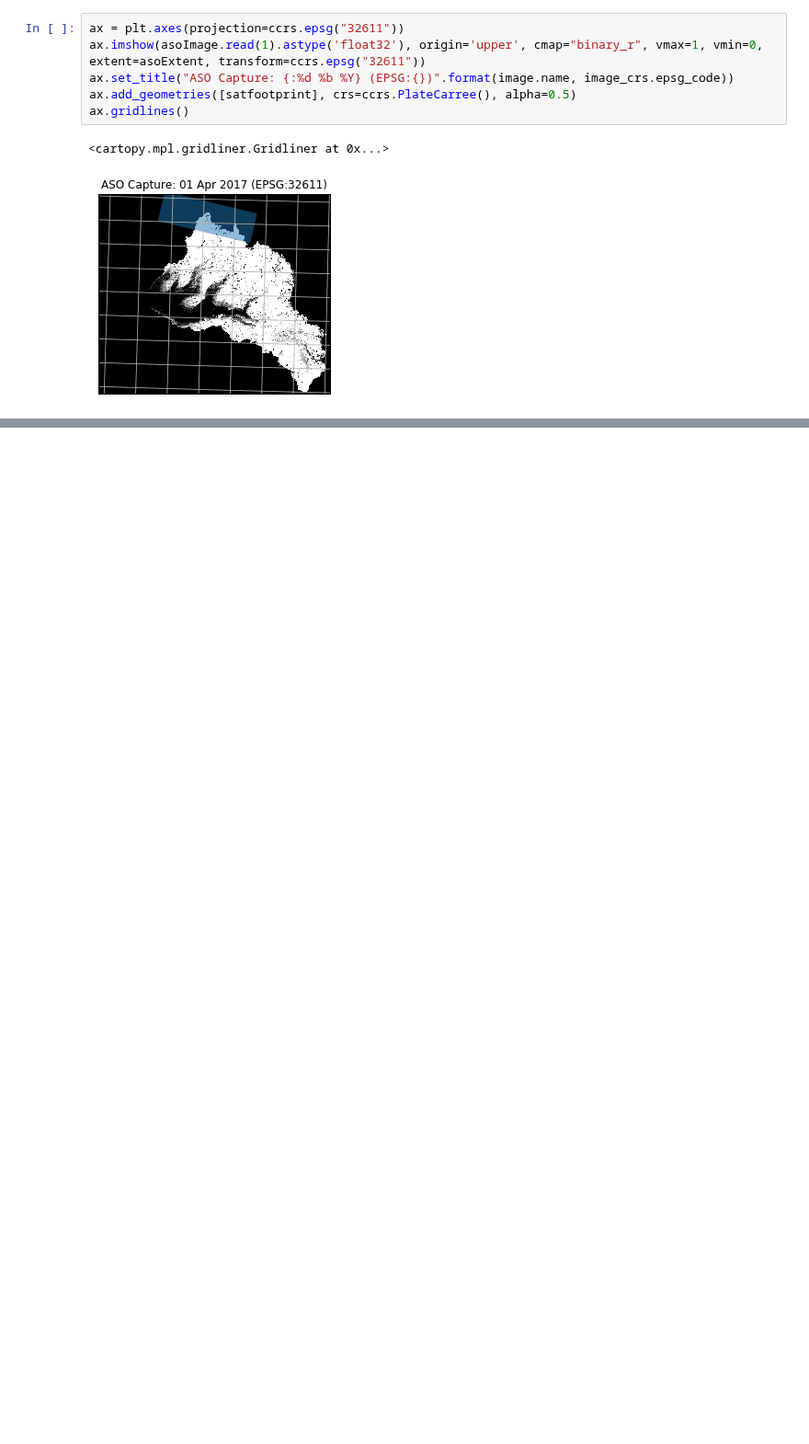
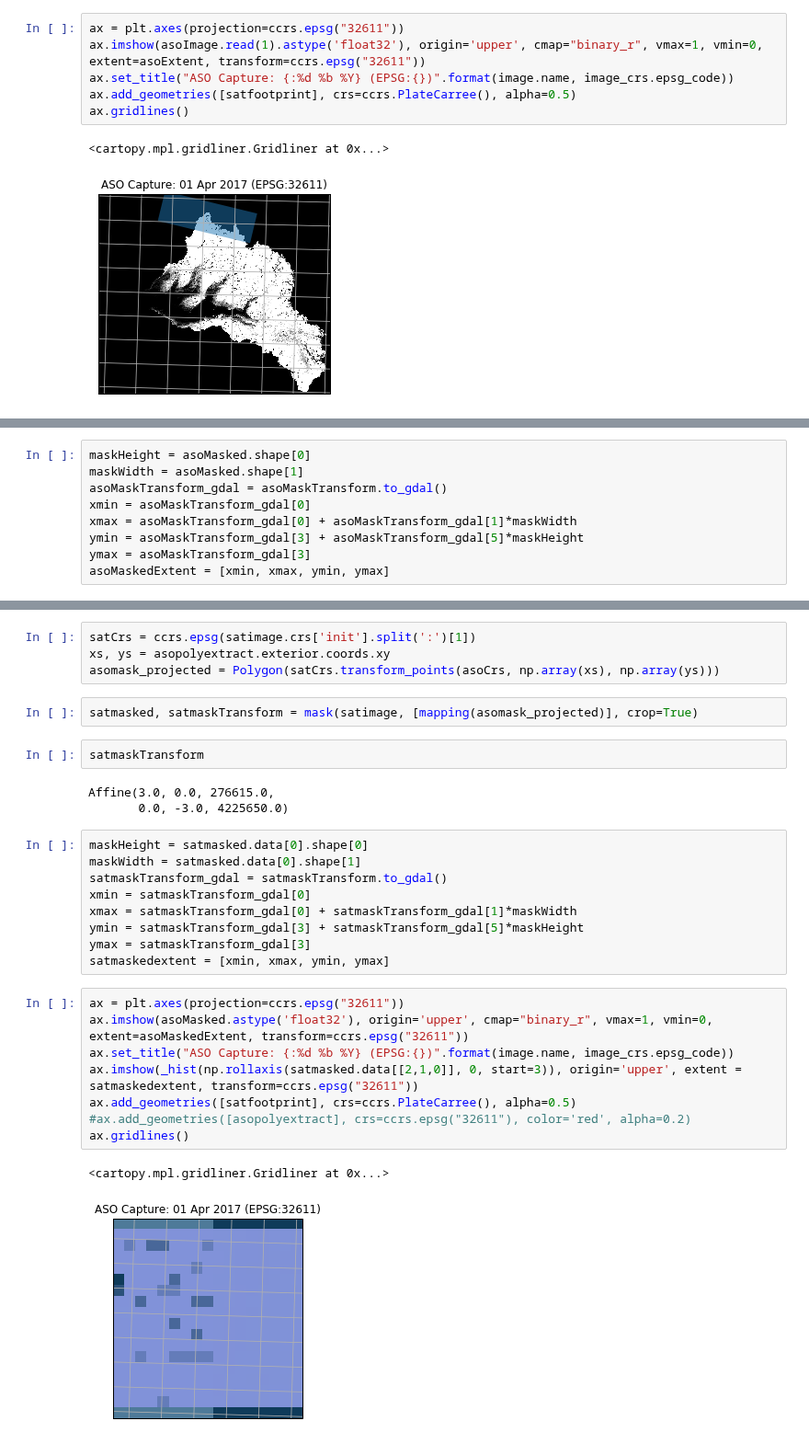
Before and after one commit to acannistra/planet-snowcover, a Jupyter notebook: notebooks/aso-unet-prep-v2.ipynb, the cells around one changed output, grey strips where cells are left out. Shown at 92% size. Cells and saved outputs as stored; diff of their text form; blank space fills up the shorter version.

```diff
--- a/notebooks/aso-unet-prep-v2.ipynb
+++ b/notebooks/aso-unet-prep-v2.ipynb
@@ -128 +131,10 @@ BoundingBox(left=259473.0, bottom=4221054.0, right=287241.0, top=4235586.0)
+# %%
+maskHeight = asoMasked.shape[0]
+maskWidth = asoMasked.shape[1]
+asoMaskTransform_gdal = asoMaskTransform.to_gdal()
+xmin = asoMaskTransform_gdal[0]
+xmax = asoMaskTransform_gdal[0] + asoMaskTransform_gdal[1]*maskWidth
+ymin = asoMaskTransform_gdal[3] + asoMaskTransform_gdal[5]*maskHeight
+ymax = asoMaskTransform_gdal[3]
+asoMaskedExtent = [xmin, xmax, ymin, ymax]
 # %%
@@ -149,0 +152,31 @@ minid
+# %%
+satCrs = ccrs.epsg(satimage.crs['init'].split(':')[1])
+xs, ys = asopolyextract.exterior.coords.xy
+asomask_projected = Polygon(satCrs.transform_points(asoCrs, np.array(xs), np.array(ys)))
+# %%
+satmasked, satmaskTransform = mask(satimage, [mapping(asomask_projected)], crop=True)
+# %%
+satmaskTransform
+# %% [output]
+Affine(3.0, 0.0, 276615.0,
+       0.0, -3.0, 4225650.0)
+# %%
+maskHeight = satmasked.data[0].shape[0]
+maskWidth = satmasked.data[0].shape[1]
+satmaskTransform_gdal = satmaskTransform.to_gdal()
+xmin = satmaskTransform_gdal[0]
+xmax = satmaskTransform_gdal[0] + satmaskTransform_gdal[1]*maskWidth
+ymin = satmaskTransform_gdal[3] + satmaskTransform_gdal[5]*maskHeight
+ymax = satmaskTransform_gdal[3]
+satmaskedextent = [xmin, xmax, ymin, ymax]
+# %%
+ax = plt.axes(projection=ccrs.epsg("32611"))
+ax.imshow(asoMasked.astype('float32'), origin='upper', cmap="binary_r", vmax=1, vmin=0, extent=asoMaskedExtent, transform=ccrs.epsg("32611"))
+ax.set_title("ASO Capture: {:%d %b %Y} (EPSG:{})".format(image.name, image_crs.epsg_code))
+ax.imshow(_hist(np.rollaxis(satmasked.data[[2,1,0]], 0, start=3)), origin='upper', extent = satmaskedextent, transform=ccrs.epsg("32611"))
+ax.add_geometries([satfootprint], crs=ccrs.PlateCarree(), alpha=0.5)
+#ax.add_geometries([asopolyextract], crs=ccrs.epsg("32611"), color='red', alpha=0.2)
+ax.gridlines()
+# %% [output]
+<cartopy.mpl.gridliner.Gridliner at 0x...>
+[figure, added]
```
Also changed, not shown: parts of 25 cells of this notebook.
